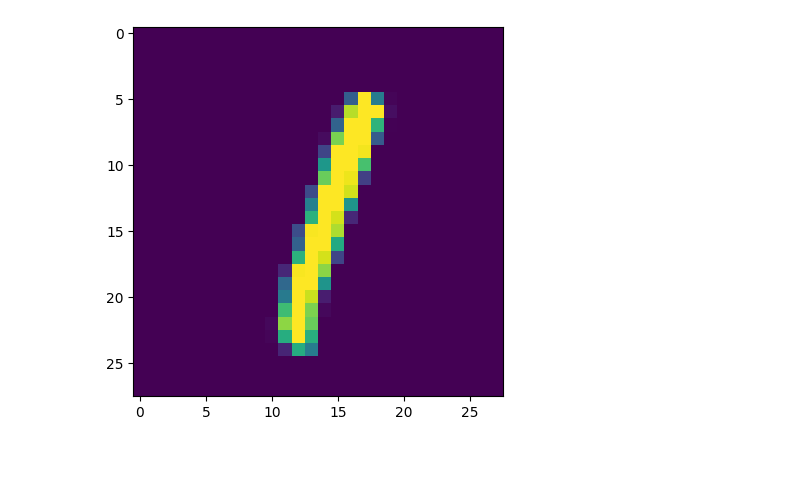
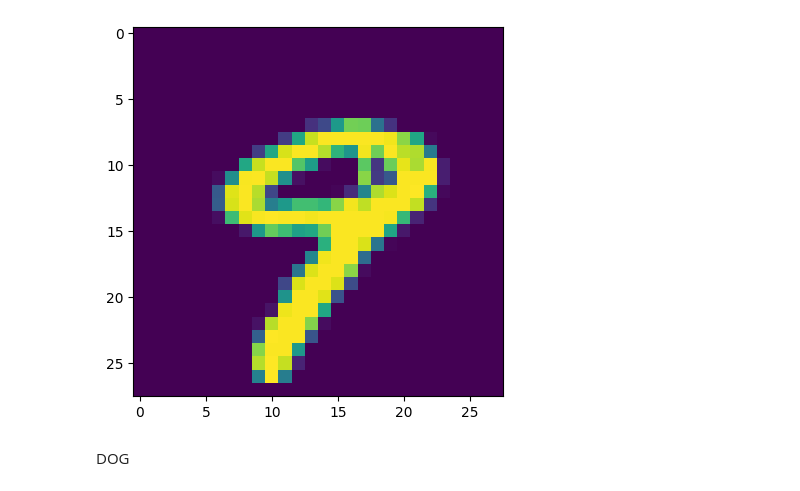
Before and after one commit to PhilippFischer0/MNIST, a Jupyter notebook: notebook.ipynb, the cells around one changed output. Saved outputs shown, nothing was run; the diff lists cells and outputs as text; code cells hidden in the pictures; blank space fills up the shorter version.

```diff
--- a/notebook.ipynb
+++ b/notebook.ipynb
@@ -6,19 +6,23 @@
 # %%
-import gzip
+import gzip, os, hashlib, requests
 import numpy as np
 f = gzip.open("test_img.gz", "r")
 
-image_size = 28
+image_size_1d = 28
 
 f.read(16)
-buf = f.read(image_size * image_size * 10)
+buf = f.read(image_size_1d * image_size_1d * 10)
 data = np.frombuffer(buf, dtype=np.uint8).astype(np.float32)
-data = data.reshape(10, image_size, image_size, 1)
+data = data.reshape(10, image_size_1d, image_size_1d, 1)
 # %%
 import matplotlib.pyplot as plt
 
-image = np.asarray(data[5]).squeeze()
+image = np.asarray(data[9]).squeeze()
 plt.imshow(image)
 plt.show()
+data.shape
+f.close()
 # %% [output]
-[figure, old version]
+[figure, new version]
+# %% [markdown]
+DOG
```
Also changed, not shown: parts of 23 cells of this notebook, 4 other files.
